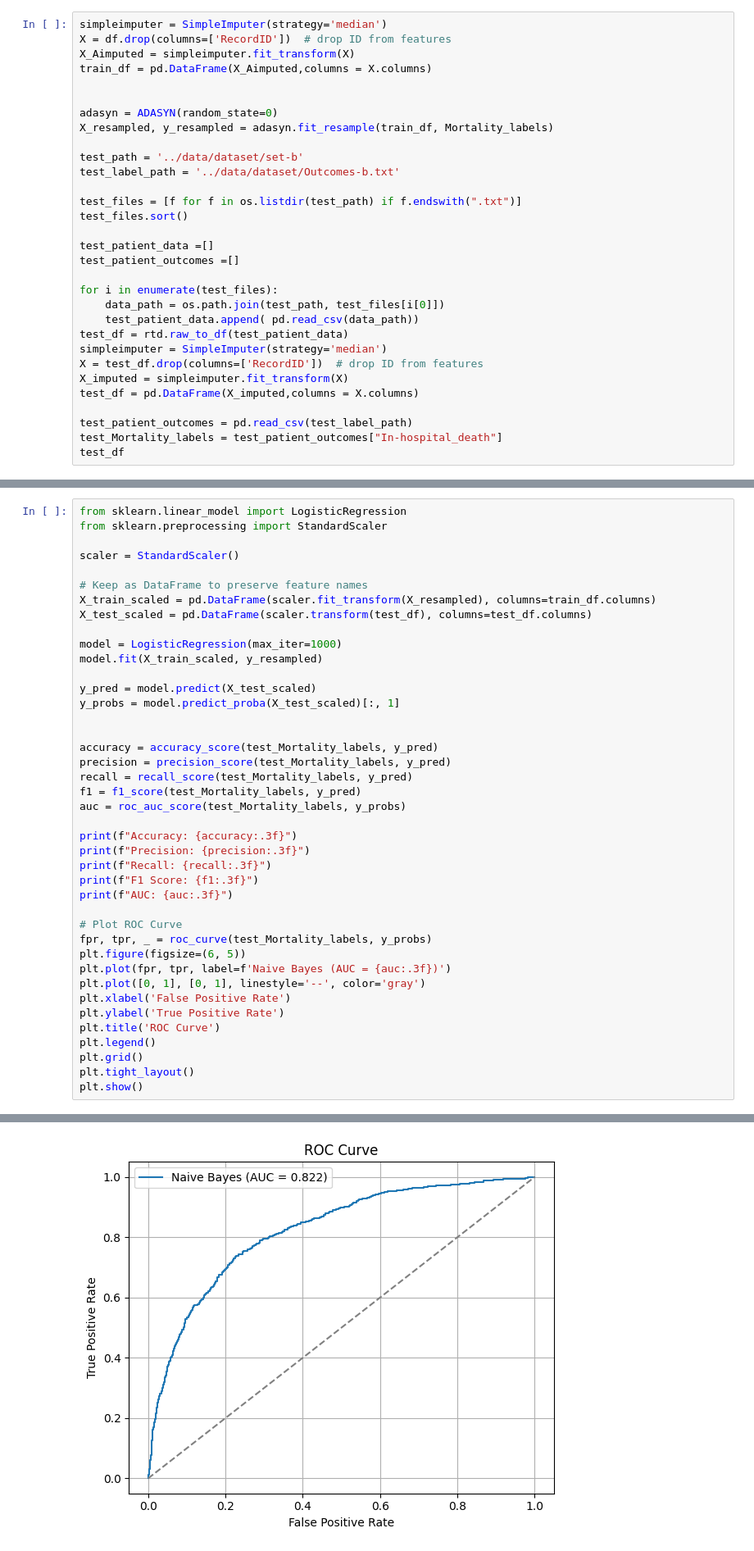
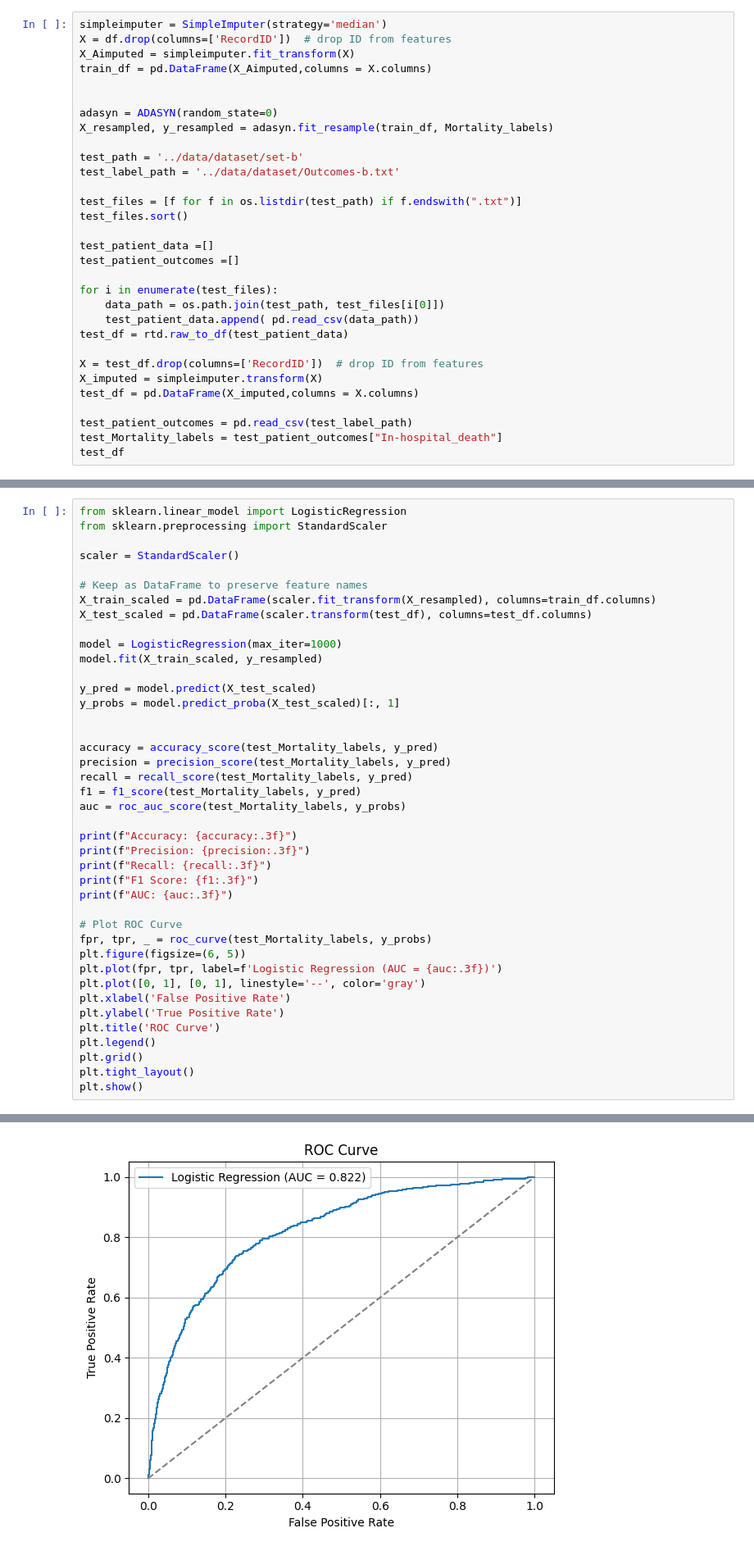
Before and after one commit to alyelaswad/ICU-Risk-Predictor, a Jupyter notebook: src/testing.ipynb, the cells around one changed output, grey strips where cells are left out. Shown at 82% size. Saved outputs shown, nothing was run; the diff lists cells and outputs as text.

```diff
--- a/src/testing.ipynb
+++ b/src/testing.ipynb
@@ -271,9 +271,9 @@ for i in enumerate(test_files):
     data_path = os.path.join(test_path, test_files[i[0]])
     test_patient_data.append( pd.read_csv(data_path))
 test_df = rtd.raw_to_df(test_patient_data)
-simpleimputer = SimpleImputer(strategy='median')
+
 X = test_df.drop(columns=['RecordID'])  # drop ID from features
-X_imputed = simpleimputer.fit_transform(X)
+X_imputed = simpleimputer.transform(X)
 test_df = pd.DataFrame(X_imputed,columns = X.columns)
 
 test_patient_outcomes = pd.read_csv(test_label_path)
@@ -626,7 +626,7 @@ print(f"AUC: {auc:.3f}")
 # Plot ROC Curve
 fpr, tpr, _ = roc_curve(test_Mortality_labels, y_probs)
 plt.figure(figsize=(6, 5))
-plt.plot(fpr, tpr, label=f'Naive Bayes (AUC = {auc:.3f})')
+plt.plot(fpr, tpr, label=f'Logistic Regression (AUC = {auc:.3f})')
 plt.plot([0, 1], [0, 1], linestyle='--', color='gray')
 plt.xlabel('False Positive Rate')
 plt.ylabel('True Positive Rate')
@@ -643,5 +643,5 @@ F1 Score: 0.470
 AUC: 0.822
-[figure, old version]
+[figure, new version]
 # %% [markdown]
 ## Logistic Regression Performance Summary
 
```
Also changed, not shown: parts of 19 cells of this notebook.
